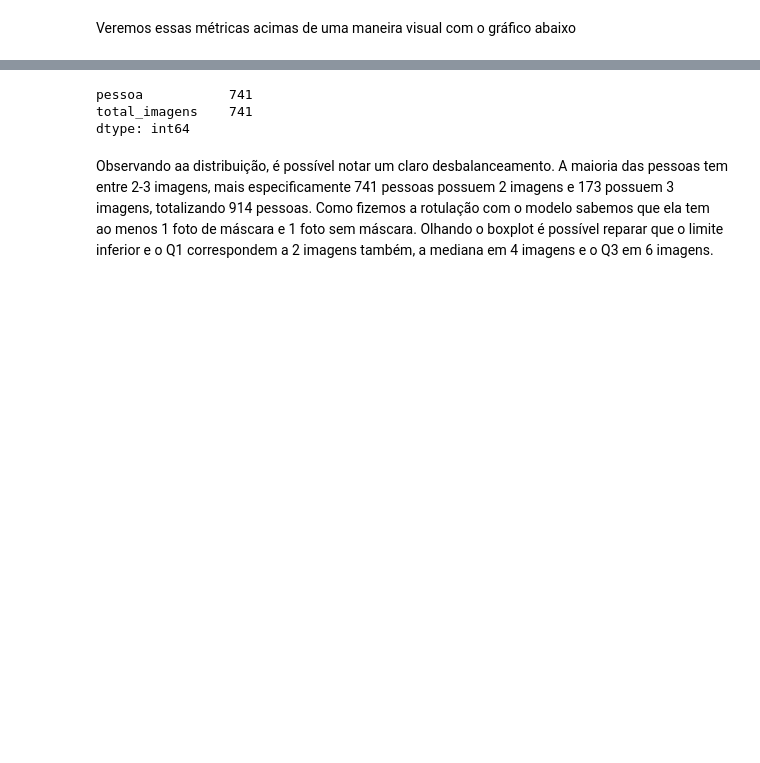
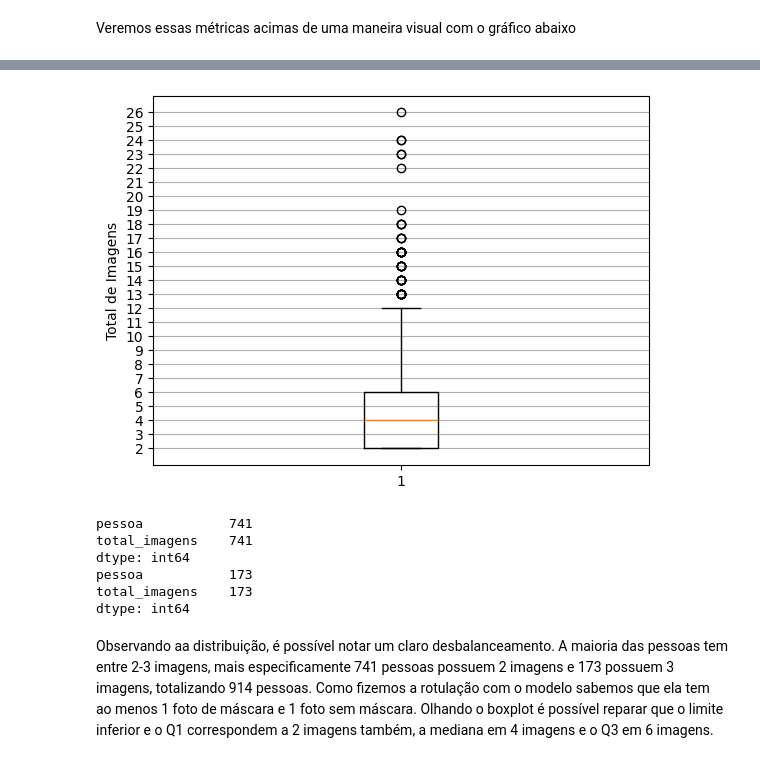
Before and after one commit to Carlos-Vic/face-recognition, a Jupyter notebook: notebook/carlos-oliveira-solution.ipynb, the cells around one changed output, grey strips where cells are left out. Drawn from its saved outputs; the diff is of its cells as text; code cells hidden in the pictures; blank space fills up the shorter version.

```diff
--- a/notebook/carlos-oliveira-solution.ipynb
+++ b/notebook/carlos-oliveira-solution.ipynb
@@ -513,10 +493,23 @@ fig.show()
+# %%
+plt.boxplot(df['total_imagens'])
+plt.ylabel('Total de Imagens')
+plt.yticks(range(2, 27, 1))
+plt.grid(axis='y')
+plt.show()
+# %% [output]
+[figure, added]
 # %%
 filtro = df['total_imagens'] == 2
-df[filtro].count()
+print(df[filtro].count())
+
+print(df[df['total_imagens'] ==  3].count())
 # %% [output]
 pessoa           741
 total_imagens    741
 dtype: int64
+pessoa           173
+total_imagens    173
+dtype: int64
 # %% [markdown]
 Observando aa distribuição, é possível notar um claro desbalanceamento. A maioria das pessoas tem entre 2-3 imagens, mais especificamente 741 pessoas possuem 2 imagens e 173 possuem 3 imagens, totalizando 914 pessoas. Como fizemos a rotulação com o modelo sabemos que ela tem ao menos 1 foto de máscara e 1 foto sem máscara. Olhando o boxplot é possível reparar que o limite inferior e o Q1 correspondem a 2 imagens também, a mediana em 4 imagens e o Q3 em 6 imagens.
 # %% [markdown]
```
Also changed, not shown: parts of 49 cells of this notebook.
